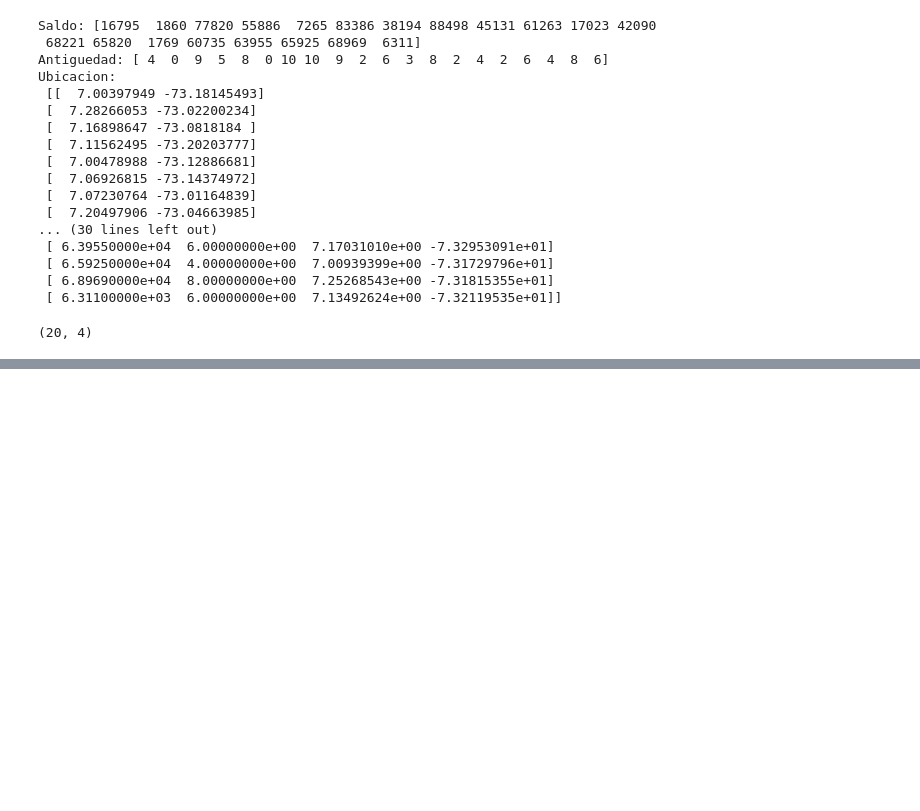
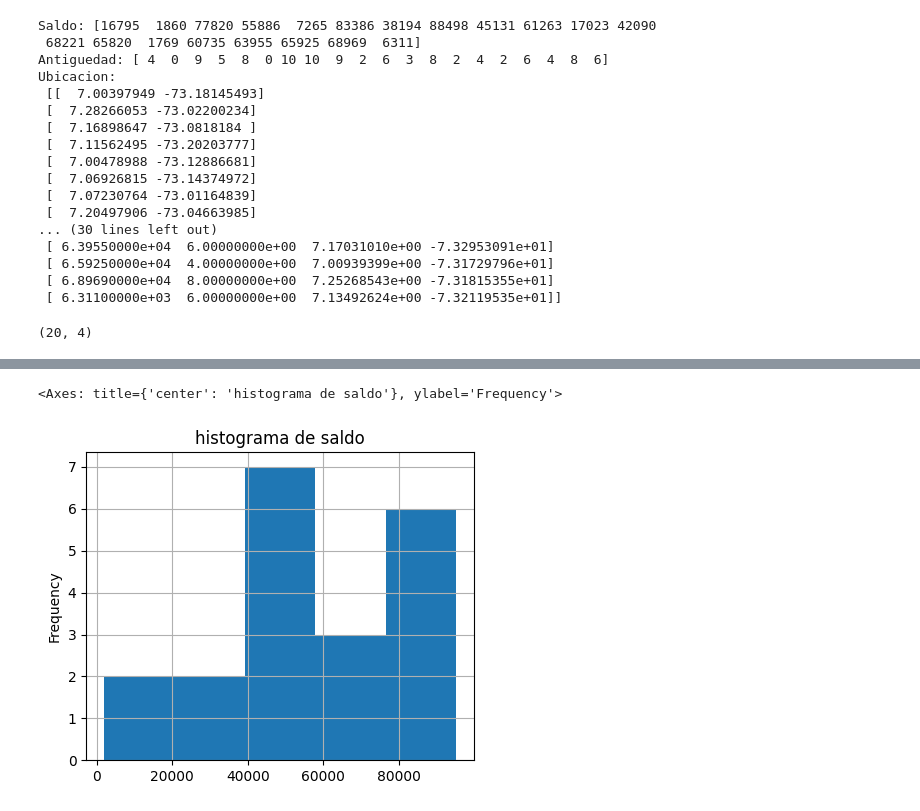
Before and after one commit to maicol017/Curso-Inteligencia-Artificial, a Jupyter notebook: EDA_Apuntes_de_clase.ipynb, the cells around one changed output, grey strips where cells are left out. Cells and saved outputs as stored; diff of their text form; code cells hidden in the pictures; blank space fills up the shorter version.

```diff
--- a/EDA_Apuntes_de_clase.ipynb
+++ b/EDA_Apuntes_de_clase.ipynb
@@ -309,0 +332,23 @@ datos_combinados.shape
+# %%
+# prompt: crea  un dataframe que una nombre,saldo,latitud,longitud y antiguedad
+
+import pandas as pd
+import numpy as np
+
+# Generate synthetic data (assuming you want 20 rows as in the previous code)
+nombres = np.array(['Sofia', 'Santiago', 'Valentina', 'Mateo', 'Camila', 'Samuel', 'Laura', 'Daniel', 'Isabella', 'Sebastian', 'Salome', 'Nicolas', 'Juan', 'Maria', 'Jose', 'Luisa', 'David', 'Gabriela', 'Alejandro', 'Valeria'])
+saldo = np.random.randint(1000, 100000, size=20)
+antiguedad = np.random.randint(0, 11, size=20)
+latitud = np.random.uniform(7.0, 7.3, size=20)
+longitud = np.random.uniform(-73.3, -73.0, size=20)
+
+# Create the DataFrame
+data = {'Nombre': nombres,
+        'Saldo': saldo,
+        'Latitud': latitud,
+        'Longitud': longitud,
+        'Antiguedad': antiguedad}
+df = pd.DataFrame(data)
+
+# Display the DataFrame
+df
@@ -309,0 +517,5 @@ datos_combinados.shape
+# %%
+df.Saldo.plot(kind="hist",bins=5,title="histograma de saldo",figsize=(5,4),grid=True)
+# %% [output]
+<Axes: title={'center': 'histograma de saldo'}, ylabel='Frequency'>
+[figure, added]
```
Also changed, not shown: parts of 17 cells of this notebook.
